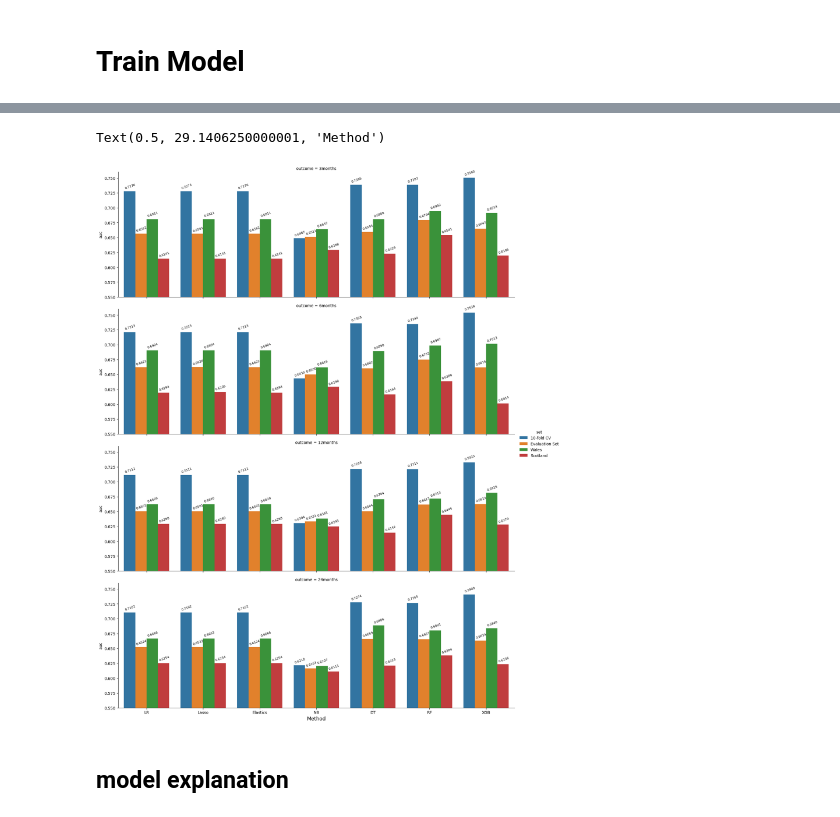
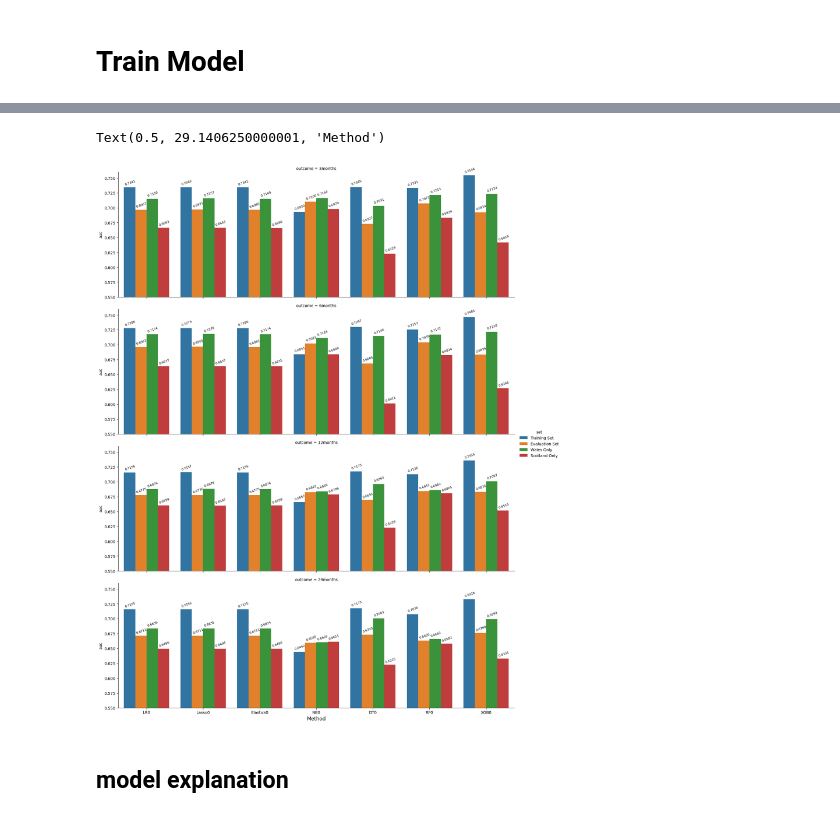
Before and after one commit to abudiarto/Asthma-python, a Jupyter notebook: ModelDev.ipynb, the cells around one changed output, grey strips where cells are left out. Saved outputs shown, nothing was run; the diff lists cells and outputs as text; code cells hidden in the pictures.

```diff
--- a/ModelDev.ipynb
+++ b/ModelDev.ipynb
@@ -599,7 +597,7 @@ Name: 24months, dtype: float64
 Name: 24months, dtype: float64
 # %%
 #params
-params_dict = pd.read_csv('../Models/BS_result.csv')
+params_dict = pd.read_csv('../Models/BS_result_1.csv')
 # %%
 def process_params(param_items, best_param):
     a = eval(param_items)
@@ -852,7 +694,7 @@ summary_result_Wales = []
 summary_result_Scotland = []
 cols = ['model_name', 'outcome', 'class_ratio', 'acc','spec','sens','auc', 'auprc', 'balance_accuracy', 'f1_score', 'ppv', 'npv']
 
-
+fold = 0
 for target_outcome in target_outcomes:
     models = pd.DataFrame(columns=['modelname', 'target_outcome', 'class_ratio'])
     print(target_outcome)
@@ -862,7 +704,7 @@ for target_outcome in target_outcomes:
     y_test_Scotland = evaluationDataScotland[target_outcome]
 
     #Build models -> it can be commented if the models have been trained
-    models_temp = pd.DataFrame(build_models(X, y, target_outcome, params_dict), columns=['modelname', 'target_outcome', 'class_ratio'])
+    models_temp = pd.DataFrame(build_models(X, y, target_outcome, params_dict, fold), columns=['modelname', 'target_outcome', 'class_ratio'])
     models = pd.concat([models,models_temp]).reset_index(drop=True)
 
 
@@ -911,3 +864,3 @@ combine.to_csv('../FinalData/ModelsPerformance.csv', index_label=False, index=Fa
 # %%
-combine = pd.read_csv('../FinalData/ModelsPerformance.csv')
+# combine = pd.read_csv('../FinalData/ModelsPerformance.csv')
 # %%
@@ -951,34 +901,35 @@ Text(0.5, 28.0, 'Method')
 # %%
-summary_result_train_kfold_grouped = summary_result_train_kfold.groupby(['outcome', 'model_name']).mean().reset_index()
-summary_result_train_kfold_grouped['set'] = "10-fold CV"
-combine = pd.concat(combine, summary_result_train_kfold_grouped)
+# summary_result_train_kfold_grouped = summary_result_train_kfold.groupby(['outcome', 'model_name']).mean().reset_index()
+# summary_result_train_kfold_grouped['set'] = "10-fold CV"
+# combine = pd.concat(combine, summary_result_train_kfold_grouped)
 # %%
-data = combine[combine.set!='Training Set']
+data = combine
+# data = combine[combine.set!='Training Set']
 bar = sns.catplot(x = 'model_name',       # x variable name
             y = 'auc',       # y variable name
             data=data,
             kind = "bar",
             hue = 'set',
-            hue_order=['10-fold CV', 'Evaluation Set', 'Wales', 'Scotland'],
+            # hue_order=['10-fold CV', 'Evaluation Set', 'Wales', 'Scotland'],
             height=5,
             row='outcome',
             aspect=3,
             errorbar = None,)
 
 for items in bar.axes:
     for ax in items:
         for p in ax.patches:
             ax.text(p.get_x() + 0.01,
                 p.get_height() * 1.005,
                 '{0:.4f}'.format(p.get_height()),
                 color='black', rotation=20, fontsize=8)
 
 ax.set_ylim(0.55, 0.76)
 # ax.set_ylabel('AUC Score', fontsize=13)
 ax.set_xlabel('Method', fontsize=13)
 # %% [output]
 Text(0.5, 29.1406250000001, 'Method')
-[figure, old version]
+[figure, new version]
 # %%
 g = sns.FacetGrid(combine, col='outcome', row='set',  height=3, aspect=1.5, ylim=(0.3, 0.8))
 g.map(sns.barplot, 'model_name', 'auc', order=combine.model_name.unique()).add_legend()
```
Also changed, not shown: parts of 52 cells of this notebook, 2 other files.
